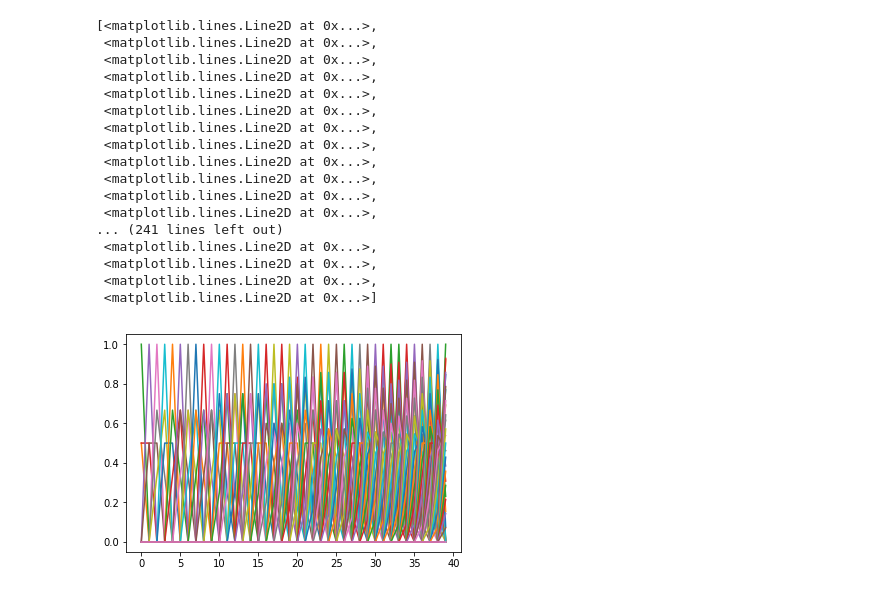
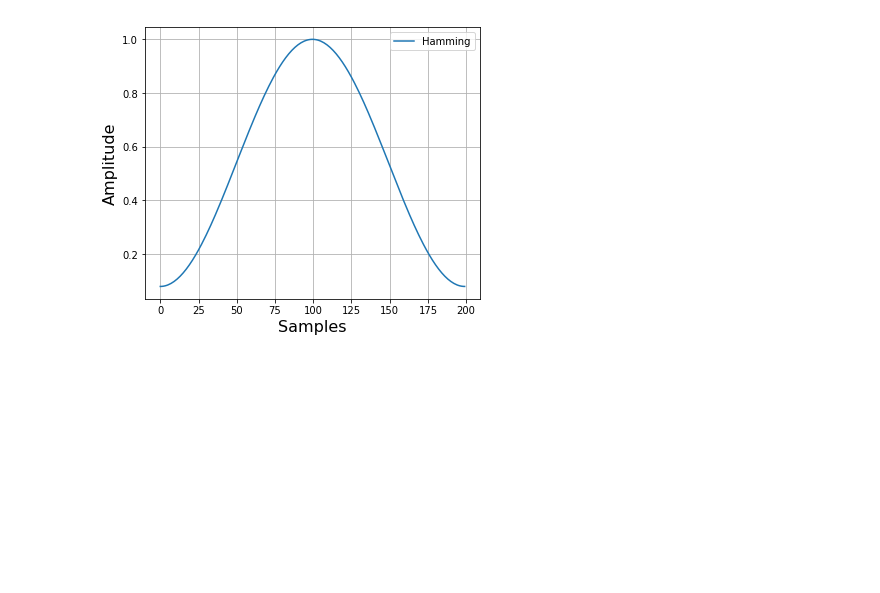
Before and after one commit to leokaplan/inf2608, a Jupyter notebook: T2.ipynb, the cells around one changed output. Cells and saved outputs as stored; diff of their text form; code cells hidden in the pictures; blank space fills up the shorter version.

```diff
--- a/T2.ipynb
+++ b/T2.ipynb
@@ -44,0 +92,25 @@ plt.plot(numpy.hamming(frame_length))
+# %%
+frame_size_t = 0.025 # frame de 25 ms
+frame_stride_t = 0.010 # 10 ms de deslocamento -> 15 ms de overlap
+def split_frames(signal,size_t,stride_t):
+    # convertendo em 'espaço' de sample
+    frame_size = int(round(frame_size_t * sample_rate))
+    frame_stride = int(round(frame_stride_t * sample_rate))
+
+    signal_length = len(emphasized_signal)
+    num_frames = int(np.ceil(float(np.abs(signal_length - frame_size)) / frame_stride))
+
+    # preenchendo com zeros para garantir que todos os frames tenham a mesma quantidade de samples
+
+    # calculando o tamanho que deveria ter
+    pad_signal_length = frame_size + num_frames * frame_stride
+    z = np.zeros((pad_signal_length - signal_length))
+    # faz padding
+    psignal = np.append(signal, z)
+    # acha os indices dos frames
+    indices = np.tile(np.arange(0, frame_size), (num_frames, 1)) + np.tile(np.arange(0, num_frames * frame_stride, frame_stride), (frame_size, 1)).T
+    # usa os frames para encontrar os indices
+    frames = psignal[indices.astype(np.int32, copy=False)]
+    return signal, frames, frame_size
+
+signal,frames,frame_length = split_frames(emphasized_signal,frame_size_t,frame_stride_t)
@@ -44,0 +119,5 @@ plt.plot(numpy.hamming(frame_length))
+# %%
+frames *= np.hamming(frame_size)
+plot_window(frame_size)
+# %% [output]
+[figure, added]
@@ -49,12 +132,12 @@ pow_frames = ((1.0 / NFFT) * ((mag_frames) ** 2))  # Power Spectrum
 # %%
 nfilt = 40
 low_freq_mel = 0
-high_freq_mel = (2595 * numpy.log10(1 + (sample_rate / 2) / 700))  # Convert Hz to Mel
-mel_points = numpy.linspace(low_freq_mel, high_freq_mel, nfilt + 2)  # Equally spaced in Mel scale
+high_freq_mel = (2595 * np.log10(1 + (sample_rate / 2) / 700))  # Convert Hz to Mel
+mel_points = np.linspace(low_freq_mel, high_freq_mel, nfilt + 2)  # Equally spaced in Mel scale
 hz_points = (700 * (10**(mel_points / 2595) - 1))  # Convert Mel to Hz
-bin = numpy.floor((NFFT + 1) * hz_points / sample_rate)
+bin = np.floor((NFFT + 1) * hz_points / sample_rate)
 
-fbank = numpy.zeros((nfilt, int(numpy.floor(NFFT / 2 + 1))))
+fbank = np.zeros((nfilt, int(np.floor(NFFT / 2 + 1))))
 for m in range(1, nfilt + 1):
     f_m_minus = int(bin[m - 1])   # left
     f_m = int(bin[m])             # center
@@ -64,29 +147,10 @@ for m in range(1, nfilt + 1):
         fbank[m - 1, k] = (k - bin[m - 1]) / (bin[m] - bin[m - 1])
     for k in range(f_m, f_m_plus):
         fbank[m - 1, k] = (bin[m + 1] - k) / (bin[m + 1] - bin[m])
-filter_banks = numpy.dot(pow_frames, fbank.T)
-filter_banks = numpy.where(filter_banks == 0, numpy.finfo(float).eps, filter_banks)  # Numerical Stability
-filter_banks = 20 * numpy.log10(filter_banks)  # dB
-plt.plot(fbank)
+filter_banks = np.dot(pow_frames, fbank.T)
+filter_banks = np.where(filter_banks == 0, np.finfo(float).eps, filter_banks)  # Numerical Stability
+filter_banks = 20 * np.log10(filter_banks)  # dB
+plot_fbank(filter_banks, sample_rate, low_freq_mel)
-# %% [output]
-[<matplotlib.lines.Line2D at 0x...>,
- <matplotlib.lines.Line2D at 0x...>,
- <matplotlib.lines.Line2D at 0x...>,
- <matplotlib.lines.Line2D at 0x...>,
- <matplotlib.lines.Line2D at 0x...>,
- <matplotlib.lines.Line2D at 0x...>,
- <matplotlib.lines.Line2D at 0x...>,
- <matplotlib.lines.Line2D at 0x...>,
- <matplotlib.lines.Line2D at 0x...>,
- <matplotlib.lines.Line2D at 0x...>,
- <matplotlib.lines.Line2D at 0x...>,
- <matplotlib.lines.Line2D at 0x...>,
-... (241 lines left out)
- <matplotlib.lines.Line2D at 0x...>,
- <matplotlib.lines.Line2D at 0x...>,
- <matplotlib.lines.Line2D at 0x...>,
- <matplotlib.lines.Line2D at 0x...>]
-[figure, removed]
 # %%
 num_ceps = 12
 mfcc = dct(filter_banks, type=2, axis=1, norm='ortho')[:, 1 : (num_ceps + 1)] # Keep 2-13
```
Also changed, not shown: parts of 19 cells of this notebook, 5 other files.
